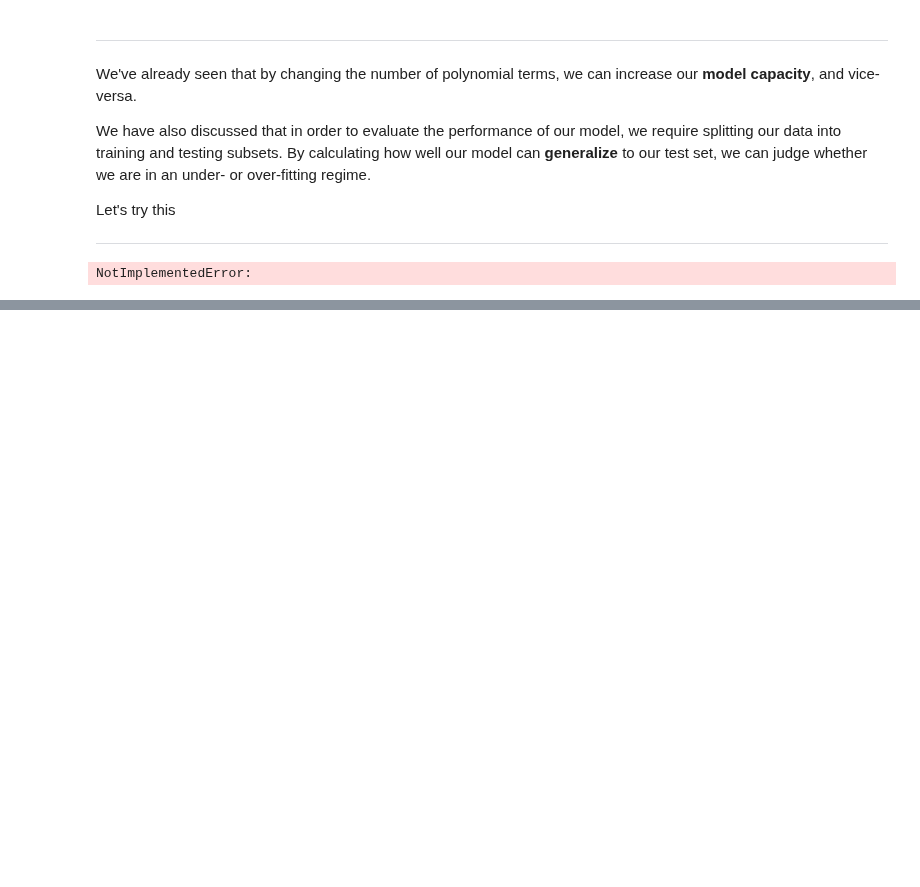
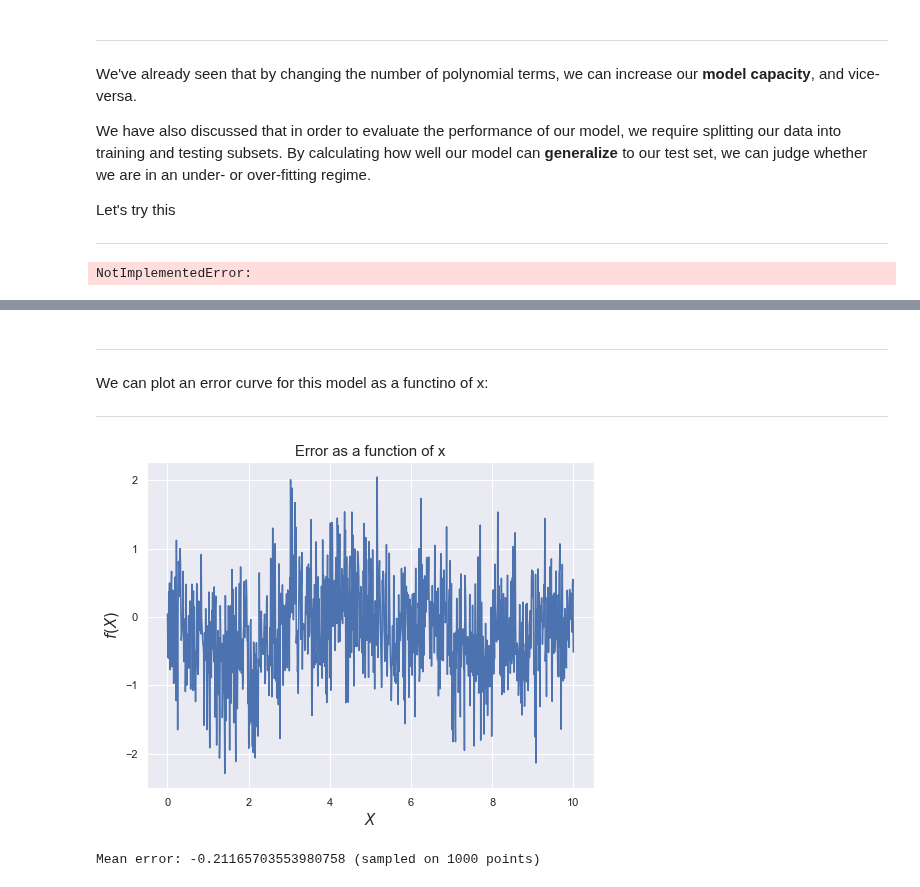
Before and after one commit to shinshoji01/gonken-lesson, a Jupyter notebook: 2020/06_Bias and variance.ipynb, the cells around one changed output, grey strips where cells are left out. Saved outputs shown, nothing was run; the diff lists cells and outputs as text; code cells hidden in the pictures; blank space fills up the shorter version.

```diff
--- a/2020/06_Bias and variance.ipynb
+++ b/2020/06_Bias and variance.ipynb
@@ -109,0 +122,22 @@ p
+# %% [markdown]
+---
+
+We can plot an error curve for this model as a functino of x:
+
+---
+# %%
+def get_errors(preds, y):
+    return preds-y
+
+X_test = np.linspace(0,10,1000)
+
+errors = get_errors(KNN_model.predict(X_test[...,None])[:,0], f(X_test))
+
+plt.plot(X_test, errors)
+format_plot('Error as a function of x')
+plt.show()
+
+print("Mean error: {} (sampled on {} points)".format(errors.mean(), len(X_test)))
+# %% [output]
+[figure, added]
+Mean error: -0.21165703553980758 (sampled on 1000 points)
```
Also changed, not shown: parts of 19 cells of this notebook, 2 other files.
